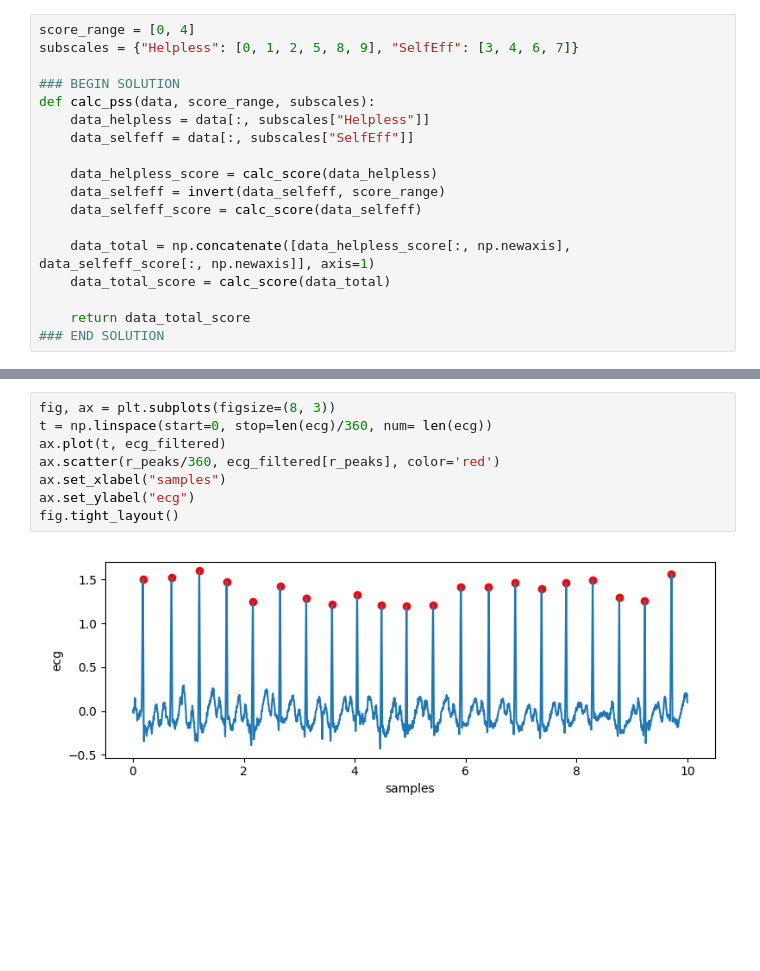
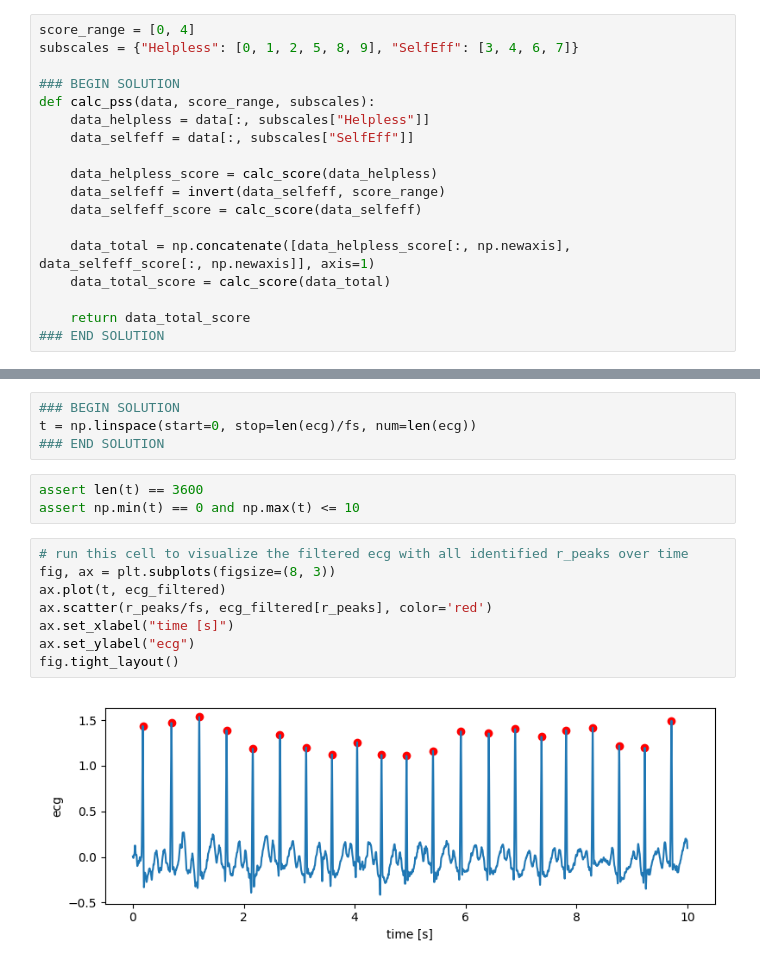
Before and after one commit to digikolleg-data-science-psychology/ads_exercise, a Jupyter notebook: course_directory/ads_exercise/source/06_numpy_scipy/06_numpy_scipy.ipynb, the cells around one changed output, grey strips where cells are left out. Saved outputs shown, nothing was run; the diff lists cells and outputs as text; blank space fills up the shorter version.

```diff
--- a/course_directory/ads_exercise/source/06_numpy_scipy/06_numpy_scipy.ipynb
+++ b/course_directory/ads_exercise/source/06_numpy_scipy/06_numpy_scipy.ipynb
@@ -173,10 +210,17 @@ r_peaks, _ = find_peaks(ecg_filtered, height=1)
 # %%
-fig, ax = plt.subplots(figsize=(8, 3))
-t = np.linspace(start=0, stop=len(ecg)/360, num= len(ecg))
-ax.plot(t, ecg_filtered)
-ax.scatter(r_peaks/360, ecg_filtered[r_peaks], color='red')
-ax.set_xlabel("samples")
-ax.set_ylabel("ecg")
-fig.tight_layout()
+### BEGIN SOLUTION
+t = np.linspace(start=0, stop=len(ecg)/fs, num=len(ecg))
+### END SOLUTION
-# %% [output]
-[figure, removed]
+# %%
+assert len(t) == 3600
+assert np.min(t) == 0 and np.max(t) <= 10
+# %%
+# run this cell to visualize the filtered ecg with all identified r_peaks over time
+fig, ax = plt.subplots(figsize=(8, 3))
+ax.plot(t, ecg_filtered)
+ax.scatter(r_peaks/fs, ecg_filtered[r_peaks], color='red')
+ax.set_xlabel("time [s]")
+ax.set_ylabel("ecg")
+fig.tight_layout()
+# %% [output]
+[figure, added]
```
Also changed, not shown: parts of 20 cells of this notebook.
